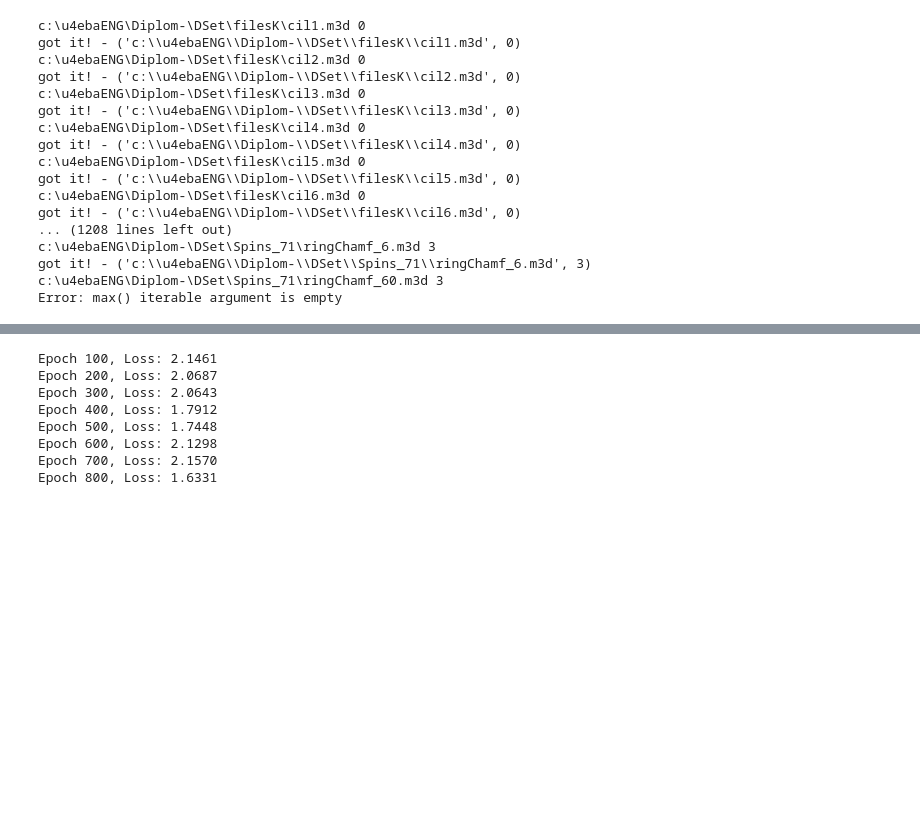
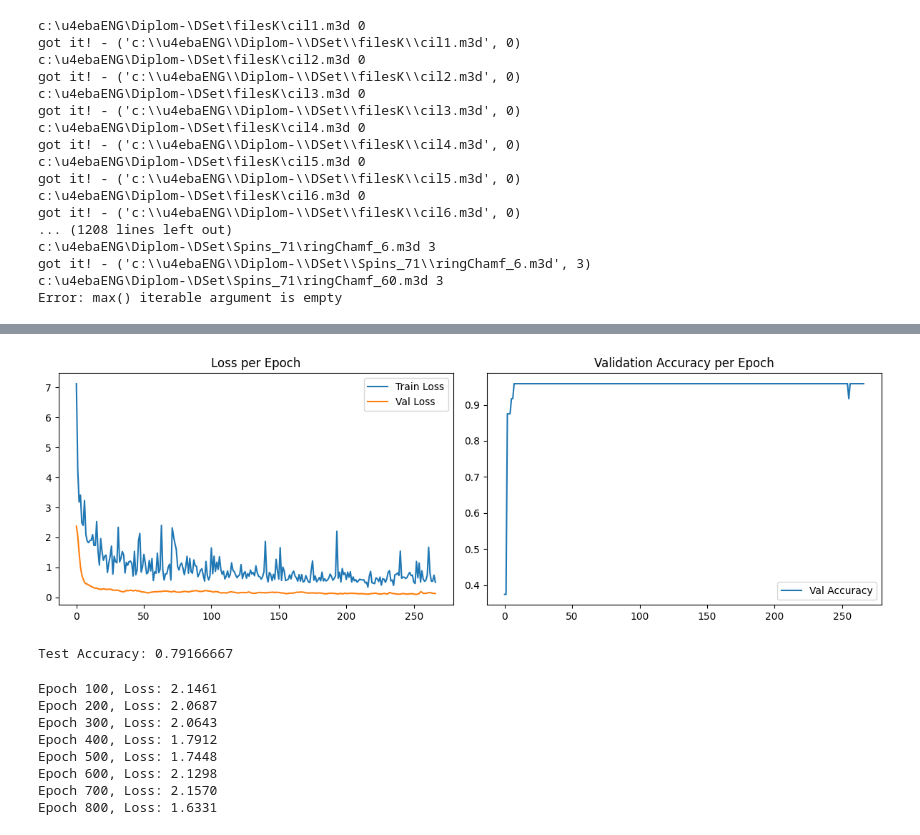
Before and after one commit to iidf17/Diplom-, a Jupyter notebook: k_parser.ipynb, the cells around one changed output, grey strips where cells are left out. Drawn from its saved outputs; the diff is of its cells as text; code cells hidden in the pictures; blank space fills up the shorter version.

```diff
--- a/k_parser.ipynb
+++ b/k_parser.ipynb
@@ -302,30 +268,44 @@ loader = DataLoader(dataset, batch_size=8, shuffle=True)
 # %%
 import torch
 import torch.nn.functional as F
-from torch_geometric.nn import GCNConv, global_mean_pool
+from torch_geometric.nn import GCNConv, global_mean_pool, BatchNorm
 
 class GNN(torch.nn.Module):
     def __init__(self, in_channels, hidden_channels, num_classes):
         super(GNN, self).__init__()
         self.conv1 = GCNConv(in_channels, hidden_channels)
+        self.bn1 = BatchNorm(hidden_channels)
         self.conv2 = GCNConv(hidden_channels, hidden_channels)
+        self.bn2 = BatchNorm(hidden_channels)
+        self.dropout = torch.nn.Dropout(p=0.3)
         self.lin = torch.nn.Linear(hidden_channels, num_classes)
 
     def forward(self, x, edge_index, batch):
-        # x — признаки узлов
-        # edge_index — связи
-        # batch — какой узел к какому графу относится
 
         x = self.conv1(x, edge_index)
+        x = self.bn1(x)
         x = F.relu(x)
+        x = self.dropout(x)
+
         x = self.conv2(x, edge_index)
+        x = self.bn2(x)
+        x = F.relu(x)
+        x = self.dropout(x)
 
-        # Агрегация признаков всех узлов в один вектор на граф
         x = global_mean_pool(x, batch)
 
         x = self.lin(x)
         return x
 # %%
-model = GNN(in_channels=5, hidden_channels=64, num_classes=4)
-optimizer = torch.optim.Adam(model.parameters(), lr=0.01)
+model = GNN(in_channels=5, hidden_channels=128, num_classes=4)
+optimizer = torch.optim.Adam(model.parameters(), lr=0.001, weight_decay=1e-4)
 criterion = torch.nn.CrossEntropyLoss()
+# %%
+from sklearn.model_selection import train_test_split
+
+train_val, test = train_test_split(dataset, test_size=0.2, random_state=42)
+train, val = train_test_split(train_val, test_size=0.25, random_state=42)  # 0.25 от 0.8 → 0.2
+
+train_loader = DataLoader(train, batch_size=16, shuffle=True)
+val_loader = DataLoader(val, batch_size=16)
+test_loader = DataLoader(test, batch_size=16)
@@ -332 +380,33 @@ criterion = torch.nn.CrossEntropyLoss()
+# %%
+import matplotlib.pyplot as plt
+
+plt.figure(figsize=(12, 4))
+plt.subplot(1, 2, 1)
+plt.plot(train_losses, label='Train Loss')
+plt.plot(val_losses, label='Val Loss')
+plt.legend()
+plt.title("Loss per Epoch")
+
+plt.subplot(1, 2, 2)
+plt.plot(val_accuracies, label='Val Accuracy')
+plt.legend()
+plt.title("Validation Accuracy per Epoch")
+
+plt.tight_layout()
+plt.show()
+# %% [output]
+[figure, added]
+# %%
+model.eval()
+correct = 0
+total = 0
+for data in test_loader:
+    out = model(data.x, data.edge_index, data.batch)
+    pred = out.argmax(dim=1)
+    correct += int((pred == data.y).sum())
+    total += data.y.size(0)
+
+print(f"Test Accuracy: {correct / total:.8f}")
+# %% [output]
+Test Accuracy: 0.79166667
 # %%
```
Also changed, not shown: parts of 10 cells of this notebook, 1 other file.
